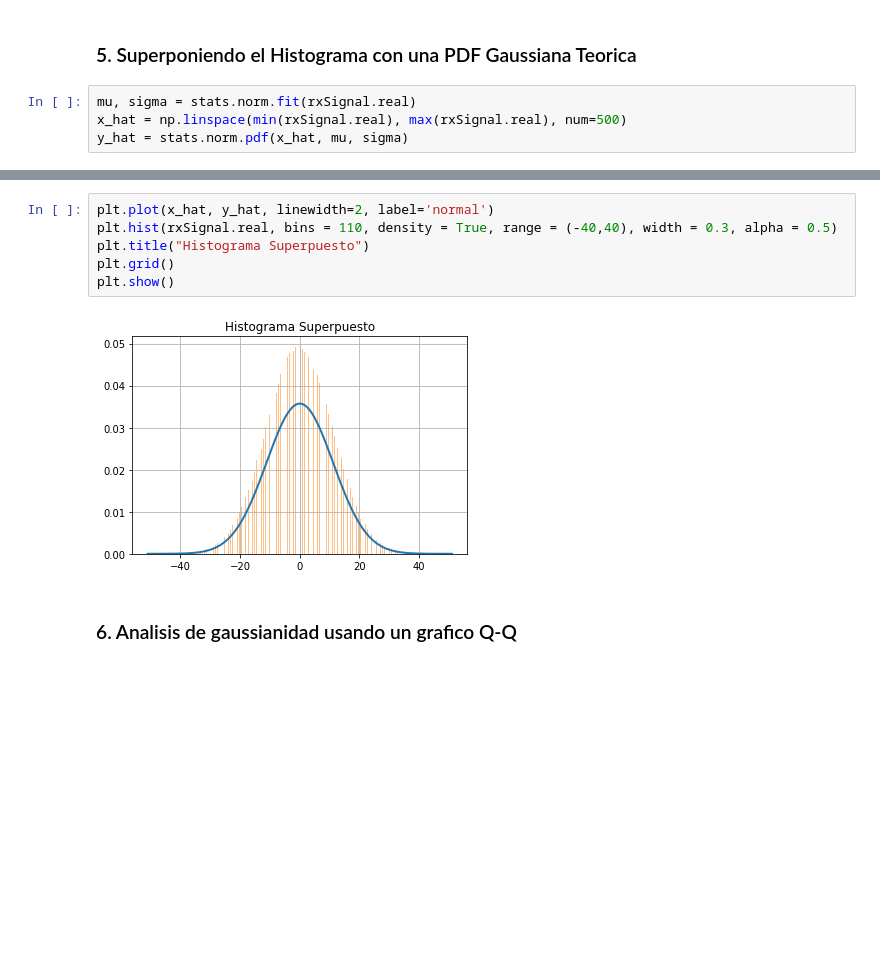
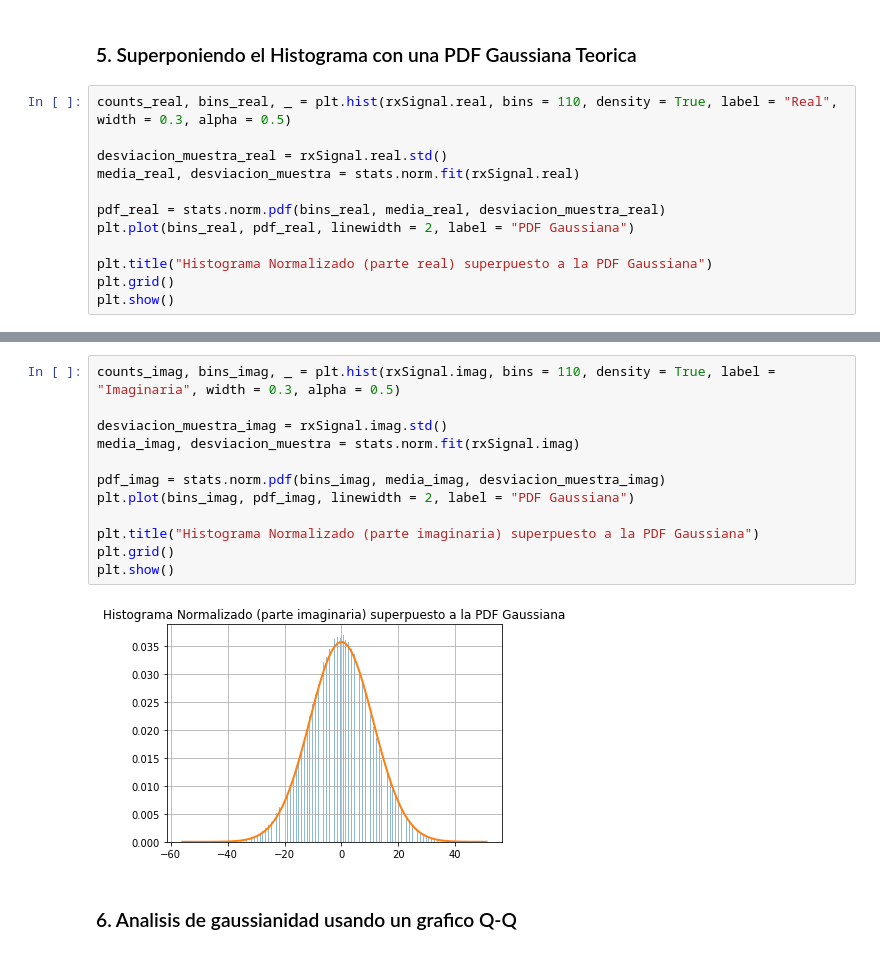
Before and after one commit to simi-sai/Com_Digitales, a Jupyter notebook: Laboratorios/Laboratorio 2 - Caracterizacion Ruido Gaussiano.ipynb, the cells around one changed output, grey strips where cells are left out. Saved outputs shown, nothing was run; the diff lists cells and outputs as text; blank space fills up the shorter version.

```diff
--- a/Laboratorios/Laboratorio 2 - Caracterizacion Ruido Gaussiano.ipynb
+++ b/Laboratorios/Laboratorio 2 - Caracterizacion Ruido Gaussiano.ipynb
@@ -171,6 +174,14 @@ plt.show()
 # %% [markdown]
 ### 5. Superponiendo el Histograma con una PDF Gaussiana Teorica
 # %%
-mu, sigma = stats.norm.fit(rxSignal.real)
-x_hat = np.linspace(min(rxSignal.real), max(rxSignal.real), num=500)
-y_hat = stats.norm.pdf(x_hat, mu, sigma)
+counts_real, bins_real, _ = plt.hist(rxSignal.real, bins = 110, density = True, label = "Real", width = 0.3, alpha = 0.5)
+
+desviacion_muestra_real = rxSignal.real.std()
+media_real, desviacion_muestra = stats.norm.fit(rxSignal.real)
+
+pdf_real = stats.norm.pdf(bins_real, media_real, desviacion_muestra_real)
+plt.plot(bins_real, pdf_real, linewidth = 2, label = "PDF Gaussiana")
+
+plt.title("Histograma Normalizado (parte real) superpuesto a la PDF Gaussiana")
+plt.grid()
+plt.show()
@@ -177,11 +190,17 @@ y_hat = stats.norm.pdf(x_hat, mu, sigma)
 # %%
-plt.plot(x_hat, y_hat, linewidth=2, label='normal')
-plt.hist(rxSignal.real, bins = 110, density = True, range = (-40,40), width = 0.3, alpha = 0.5)
-plt.title("Histograma Superpuesto")
+counts_imag, bins_imag, _ = plt.hist(rxSignal.imag, bins = 110, density = True, label = "Imaginaria", width = 0.3, alpha = 0.5)
+
+desviacion_muestra_imag = rxSignal.imag.std()
+media_imag, desviacion_muestra = stats.norm.fit(rxSignal.imag)
+
+pdf_imag = stats.norm.pdf(bins_imag, media_imag, desviacion_muestra_imag)
+plt.plot(bins_imag, pdf_imag, linewidth = 2, label = "PDF Gaussiana")
+
+plt.title("Histograma Normalizado (parte imaginaria) superpuesto a la PDF Gaussiana")
 plt.grid()
 plt.show()
 # %% [output]
-[figure, old version]
+[figure, new version]
 # %% [markdown]
 ### 6. Analisis de gaussianidad usando un grafico Q-Q
 # %%
```
Also changed, not shown: parts of 12 cells of this notebook.
